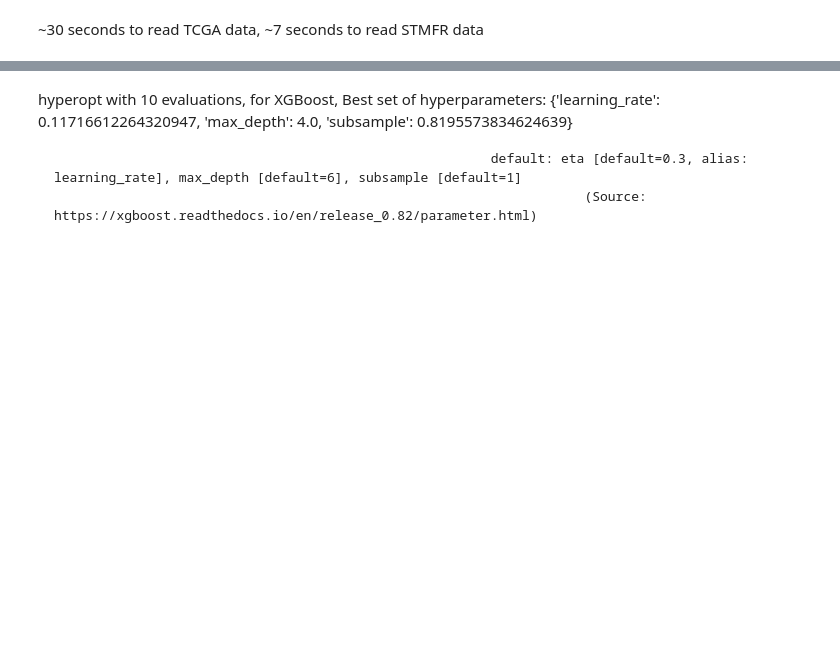
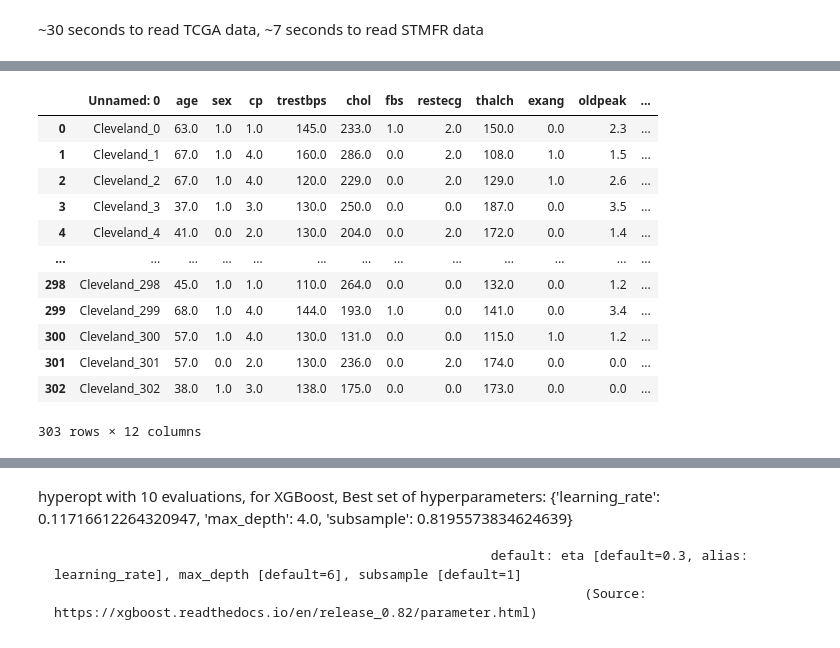
Before and after one commit to bhaveshneekhra/model_agreement, a Jupyter notebook: model_agreement.ipynb, the cells around one changed output, grey strips where cells are left out. Drawn from its saved outputs; the diff is of its cells as text; code cells hidden in the pictures; blank space fills up the shorter version.

```diff
--- a/model_agreement.ipynb
+++ b/model_agreement.ipynb
@@ -52,0 +137,32 @@ import argparse
+# %%
+if dataset == "GE":
+
+    base_dataset = "STMFR"
+    derived_dataset = "TCGA"
+
+    # #On bhavesh local machine
+    base_file_path = '/Users/bhavesh/Documents/AU/PhD/model_agreement_expr/Dataset/Gene_Expr/stmfr_4_classes.csv'
+    to_be_labelled_file_path = '/Users/bhavesh/Library/CloudStorage/GoogleDrive-bhavesh.neekhra_phd18@ashoka.edu.in/My Drive/CR_Data/Data/tcga_final_data.csv'
+
+    # #On lab machine
+    # #base_file_path = '/home/bhavesh/Documents/PhD/model_agreement_expr/stmfr_4_classes.csv'
+    # #to_be_labelled_file_path = '/home/swapnanil_mukherjee/cancer_data/tcga_final_data.csv'
+
+    # #On lab machine: Works only when Google Drive is mounted
+    # ## stmfr_file_path = '/Users/bhavesh/Library/CloudStorage/GoogleDrive-bhavesh.neekhra_phd18@ashoka.edu.in/My Drive/CR_Data/Data/stmfr_4_classes.csv'
+
+    # #On HPC
+    # #base_file_path = '/storage/bhavesh.neekhra_phd18/model_agreement_expr/stmfr_4_classes.csv'
+    # #to_be_labelled_file_path = '/storage/bhavesh.neekhra_phd18/model_agreement_expr/tcga_final_data.csv'
+
+elif dataset == "HD":
+
+    base_dataset = "Cleveland"
+    derived_dataset = "Hungary"
+
+    # #On bhavesh local machine
+    base_file_path = "/Users/bhavesh/Documents/AU/PhD/model_agreement_expr/Dataset/Heart_Disease_UCI_1988/UCI_processed_cleveland.csv"
+    to_be_labelled_file_path = "/Users/bhavesh/Documents/AU/PhD/model_agreement_expr/Dataset/Heart_Disease_UCI_1988/UCI_preprocessed_hungary.csv"
+
+else:
+    print("Name of the dataset is not valid!")
@@ -138,0 +230,5 @@ df.drop('0', axis=1, inplace=True)
+# %%
+# Heart Disease dataset for Cleveland (Similar use case as STMFR)
+
+orig_df = pd.read_csv(base_file_path)
+df = orig_df
@@ -138,0 +274,17 @@ df.drop('0', axis=1, inplace=True)
+# %%
+# base_df.columns
+df
+# %% [output]
+|  | Unnamed: 0 | age | sex | cp | trestbps | chol | fbs | restecg | thalch | exang | oldpeak | ... |
+| 0 | Cleveland_0 | 63.0 | 1.0 | 1.0 | 145.0 | 233.0 | 1.0 | 2.0 | 150.0 | 0.0 | 2.3 | ... |
+| 1 | Cleveland_1 | 67.0 | 1.0 | 4.0 | 160.0 | 286.0 | 0.0 | 2.0 | 108.0 | 1.0 | 1.5 | ... |
+| 2 | Cleveland_2 | 67.0 | 1.0 | 4.0 | 120.0 | 229.0 | 0.0 | 2.0 | 129.0 | 1.0 | 2.6 | ... |
+| 3 | Cleveland_3 | 37.0 | 1.0 | 3.0 | 130.0 | 250.0 | 0.0 | 0.0 | 187.0 | 0.0 | 3.5 | ... |
+| 4 | Cleveland_4 | 41.0 | 0.0 | 2.0 | 130.0 | 204.0 | 0.0 | 2.0 | 172.0 | 0.0 | 1.4 | ... |
+| ... | ... | ... | ... | ... | ... | ... | ... | ... | ... | ... | ... | ... |
+| 298 | Cleveland_298 | 45.0 | 1.0 | 1.0 | 110.0 | 264.0 | 0.0 | 0.0 | 132.0 | 0.0 | 1.2 | ... |
+| 299 | Cleveland_299 | 68.0 | 1.0 | 4.0 | 144.0 | 193.0 | 1.0 | 0.0 | 141.0 | 0.0 | 3.4 | ... |
+| 300 | Cleveland_300 | 57.0 | 1.0 | 4.0 | 130.0 | 131.0 | 0.0 | 0.0 | 115.0 | 1.0 | 1.2 | ... |
+| 301 | Cleveland_301 | 57.0 | 0.0 | 2.0 | 130.0 | 236.0 | 0.0 | 2.0 | 174.0 | 0.0 | 0.0 | ... |
+| 302 | Cleveland_302 | 38.0 | 1.0 | 3.0 | 138.0 | 175.0 | 0.0 | 0.0 | 173.0 | 0.0 | 0.0 | ... |
+303 rows × 12 columns
```
Also changed, not shown: parts of 175 cells of this notebook, 9 other files.
